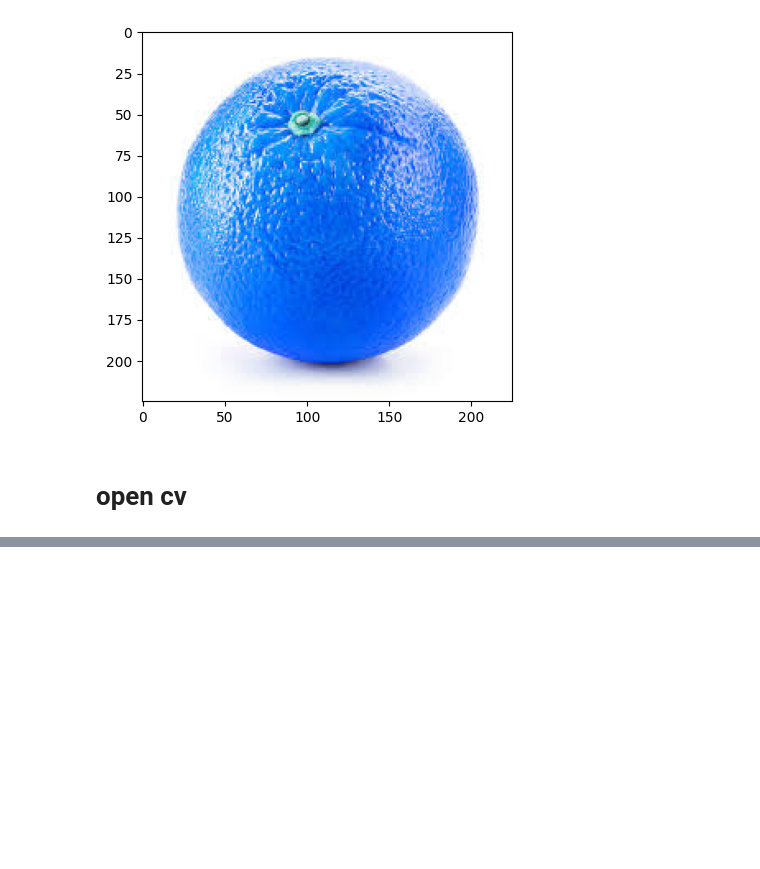
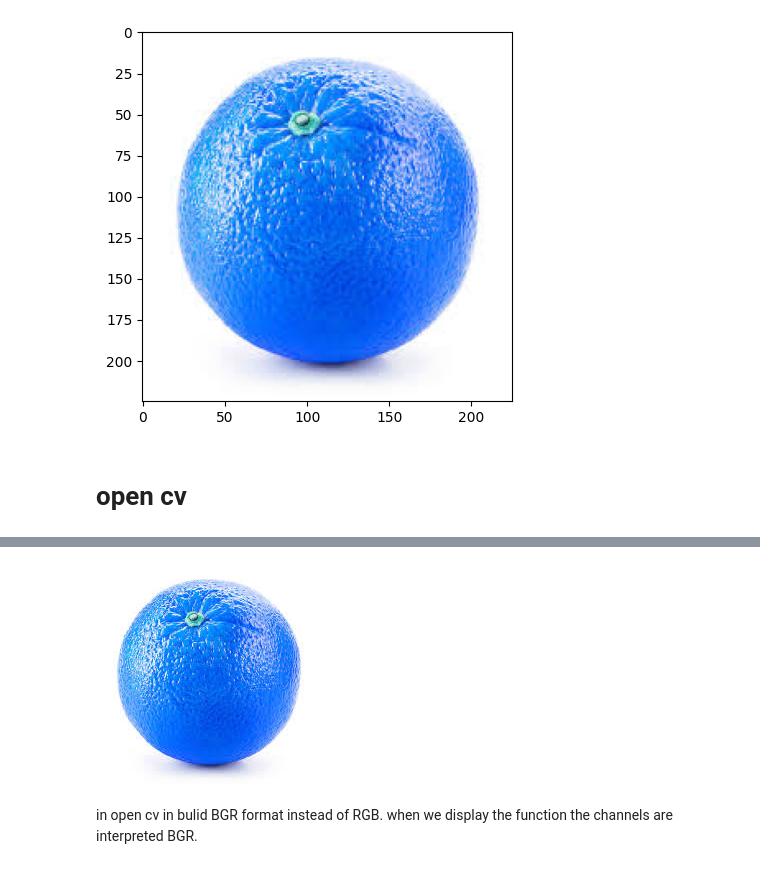
Before and after one commit to prithweeraaj/Computer-Vision-, a Jupyter notebook: CV class 1.ipynb, the cells around one changed output, grey strips where cells are left out. Drawn from its saved outputs; the diff is of its cells as text; code cells hidden in the pictures; blank space fills up the shorter version.

```diff
--- a/CV class 1.ipynb
+++ b/CV class 1.ipynb
@@ -26,0 +42,6 @@ cv2_imshow(image)
+# %%
+cv2_imshow(image_rgb)
+# %% [output]
+[figure, added]
+# %% [markdown]
+in open cv in bulid BGR  format instead of RGB. when we display the function the channels are interpreted BGR.
```
Also changed, not shown: parts of 4 cells of this notebook.
